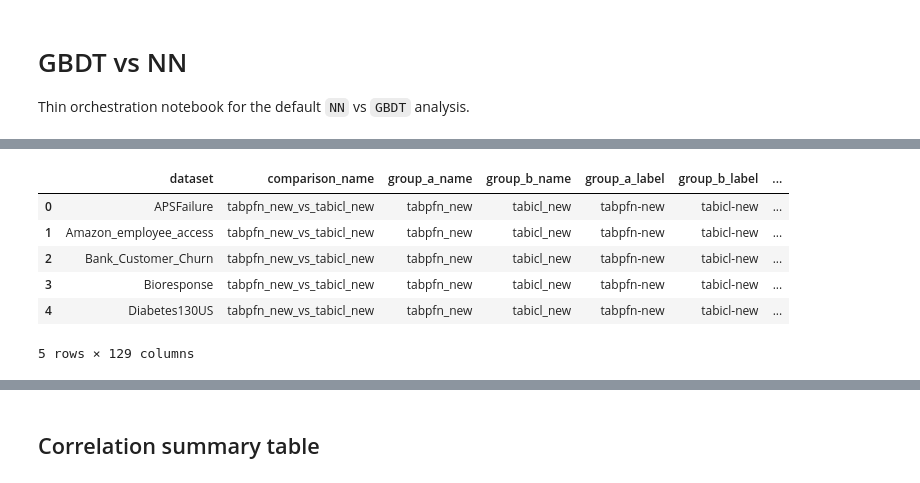
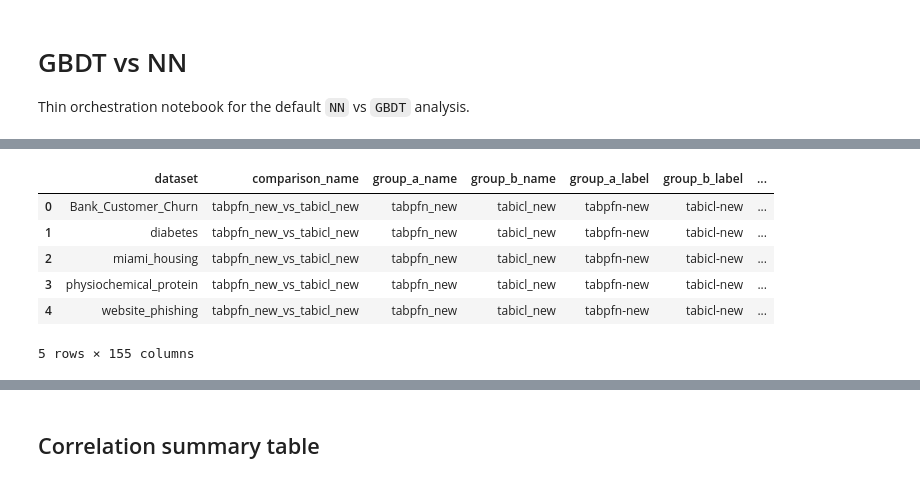
Before and after one commit to m-herre/meta-feature-analysis, a Jupyter notebook: notebooks/01_gbdt_vs_nn.ipynb, the cells around one changed output, grey strips where cells are left out. Drawn from its saved outputs; the diff is of its cells as text; code cells hidden in the pictures.

```diff
--- a/notebooks/01_gbdt_vs_nn.ipynb
+++ b/notebooks/01_gbdt_vs_nn.ipynb
@@ -17,18 +17,16 @@ sys.path.insert(0, str(repo_root / "tabarena" / "tabarena"))
 # %%
 from mfa import load_config, run_analysis
 
-config = load_config(project_dir / "configs" / "config_5.yaml")
+config = load_config(project_dir / "configs" / "config_4.yaml")
 result = run_analysis(
     config,
-    # datasets=[
-    #     "APSFailure",
-    #     "GiveMeSomeCredit",
-    #     # "Marketing_Campaign",
-    #     # "bank-marketing",
-    #     # "blood-transfusion-service-center",
-    #     # "diabetes",
-    #     # "maternal_health_risk",
-    # ],
+    datasets=[
+        "Bank_Customer_Churn",
+        "diabetes",
+        "miami_housing",
+        "physiochemical_protein",
+        "website_phishing",
+    ],
 )
 result.analysis_table.head()
 # %% [output]
@@ -44,10 +42,10 @@ result.analysis_table.head()
 |  | dataset | comparison_name | group_a_name | group_b_name | group_a_label | group_b_label | ... |
-| 0 | APSFailure | tabpfn_new_vs_tabicl_new | tabpfn_new | tabicl_new | tabpfn-new | tabicl-new | ... |
-| 1 | Amazon_employee_access | tabpfn_new_vs_tabicl_new | tabpfn_new | tabicl_new | tabpfn-new | tabicl-new | ... |
-| 2 | Bank_Customer_Churn | tabpfn_new_vs_tabicl_new | tabpfn_new | tabicl_new | tabpfn-new | tabicl-new | ... |
-| 3 | Bioresponse | tabpfn_new_vs_tabicl_new | tabpfn_new | tabicl_new | tabpfn-new | tabicl-new | ... |
-| 4 | Diabetes130US | tabpfn_new_vs_tabicl_new | tabpfn_new | tabicl_new | tabpfn-new | tabicl-new | ... |
+| 0 | Bank_Customer_Churn | tabpfn_new_vs_tabicl_new | tabpfn_new | tabicl_new | tabpfn-new | tabicl-new | ... |
+| 1 | diabetes | tabpfn_new_vs_tabicl_new | tabpfn_new | tabicl_new | tabpfn-new | tabicl-new | ... |
+| 2 | miami_housing | tabpfn_new_vs_tabicl_new | tabpfn_new | tabicl_new | tabpfn-new | tabicl-new | ... |
+| 3 | physiochemical_protein | tabpfn_new_vs_tabicl_new | tabpfn_new | tabicl_new | tabpfn-new | tabicl-new | ... |
+| 4 | website_phishing | tabpfn_new_vs_tabicl_new | tabpfn_new | tabicl_new | tabpfn-new | tabicl-new | ... |
-5 rows × 129 columns
+5 rows × 155 columns
 # %%
 import pandas as pd
 
```
Also changed, not shown: parts of 4 cells of this notebook, 5 other files.
